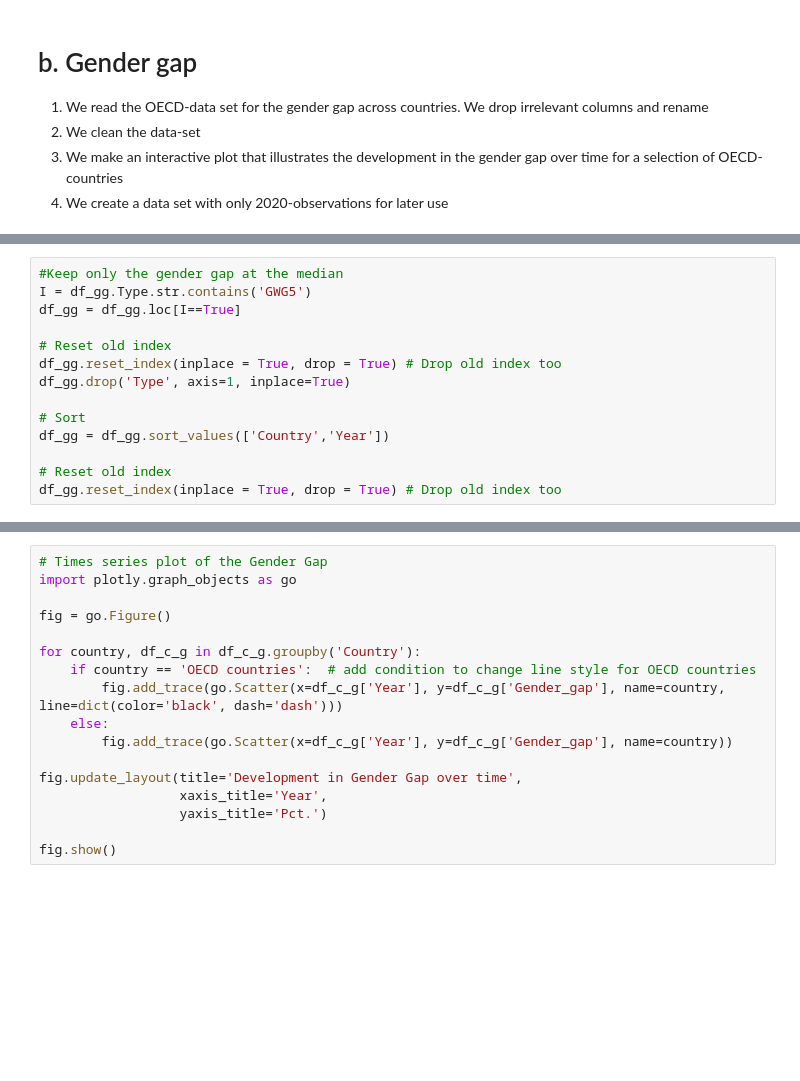
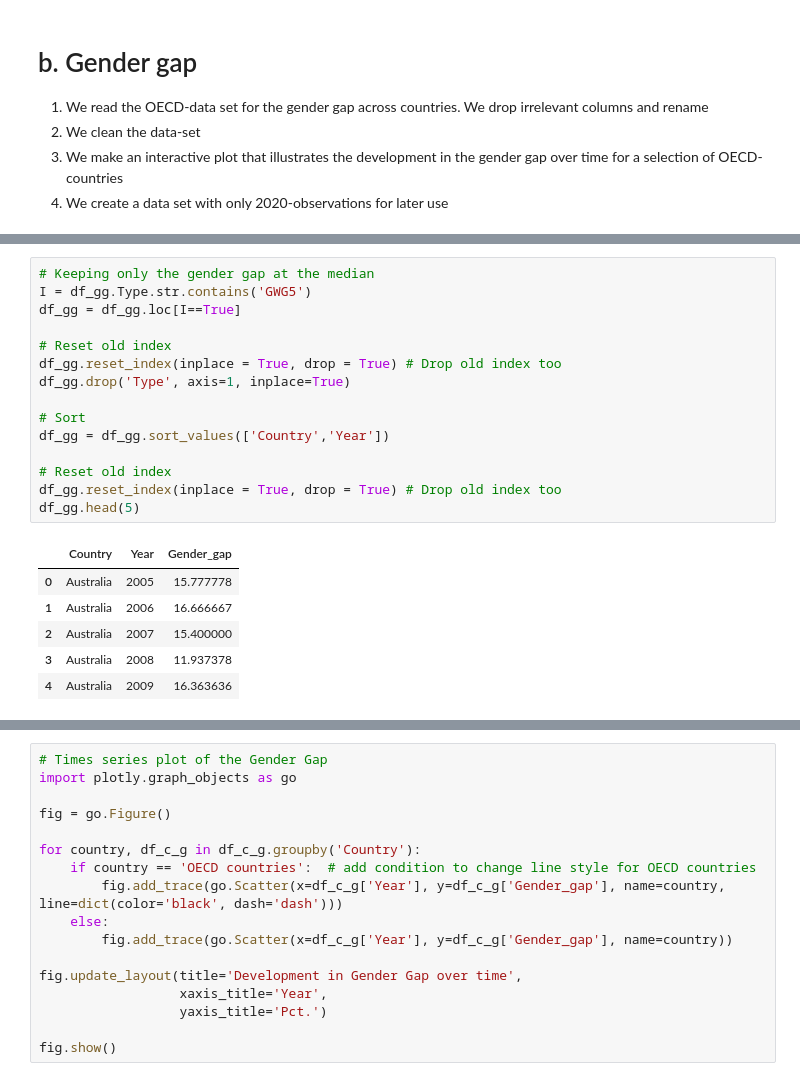
Before and after one commit to NumEconCopenhagen/projects-2023-aca, a Jupyter notebook: dataproject/dataproject.ipynb, the cells around one changed output, grey strips where cells are left out. Saved outputs shown, nothing was run; the diff lists cells and outputs as text; blank space fills up the shorter version.

```diff
--- a/dataproject/dataproject.ipynb
+++ b/dataproject/dataproject.ipynb
@@ -62,17 +73,25 @@ df_gg = df_gg.rename(columns = {"SERIES" : "Type", "Value": "Gender_gap", "Time"
 # %%
-#Keep only the gender gap at the median
+# Keeping only the gender gap at the median
 I = df_gg.Type.str.contains('GWG5')
 df_gg = df_gg.loc[I==True]
 
 # Reset old index
 df_gg.reset_index(inplace = True, drop = True) # Drop old index too
 df_gg.drop('Type', axis=1, inplace=True)
 
 # Sort
 df_gg = df_gg.sort_values(['Country','Year'])
 
 # Reset old index
 df_gg.reset_index(inplace = True, drop = True) # Drop old index too
+df_gg.head(5)
+# %% [output]
+|  | Country | Year | Gender_gap |
+| 0 | Australia | 2005 | 15.777778 |
+| 1 | Australia | 2006 | 16.666667 |
+| 2 | Australia | 2007 | 15.400000 |
+| 3 | Australia | 2008 | 11.937378 |
+| 4 | Australia | 2009 | 16.363636 |
 # %%
 # Country specific dataset
 countries = ['Denmark', 'United States', 'Sweden','Germany','United Kingdom','OECD countries']
```
Also changed, not shown: parts of 5 cells of this notebook.
